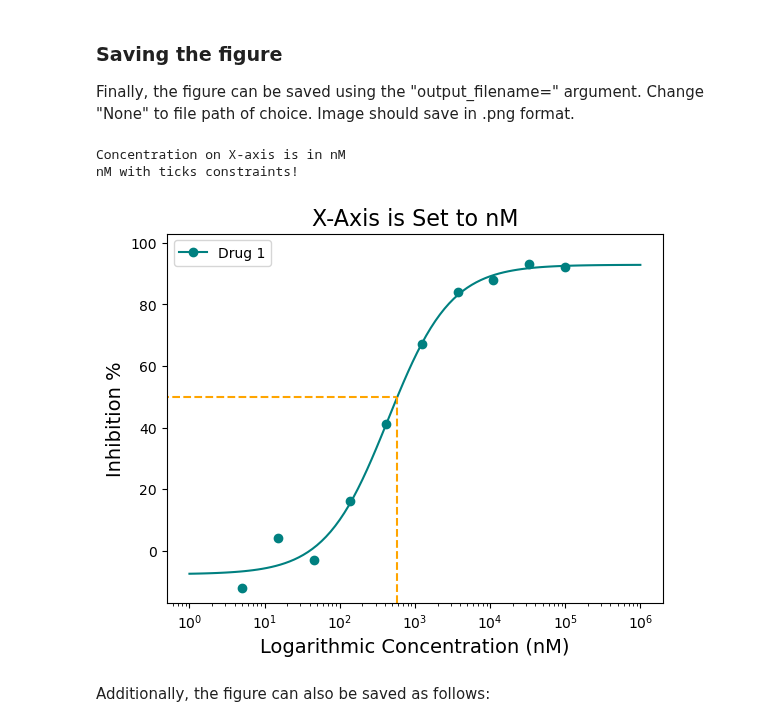
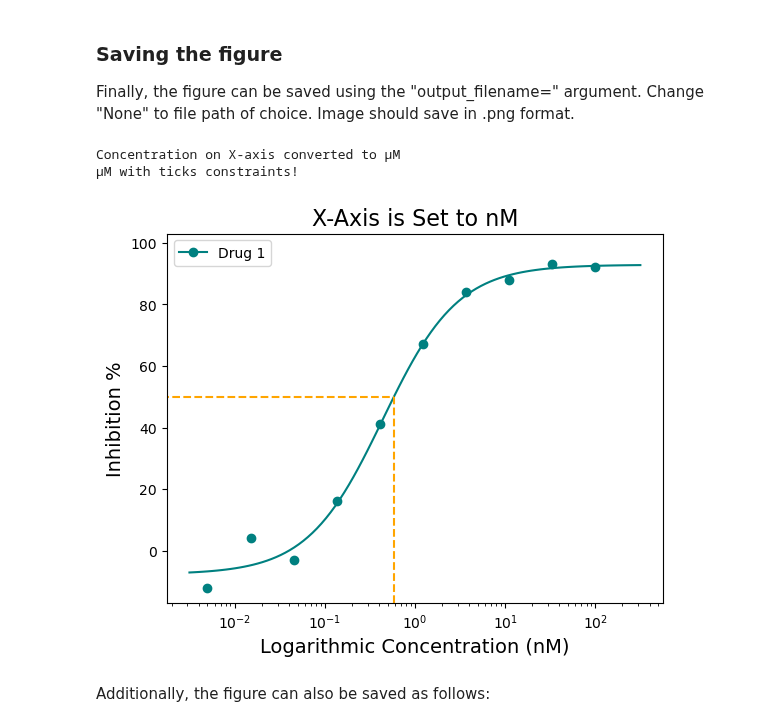
Before and after one commit to tlint101/py50, a Jupyter notebook: tutorials/001_single_plot.ipynb, the cells around one changed output. Saved outputs shown, nothing was run; the diff lists cells and outputs as text; code cells hidden in the pictures.

```diff
--- a/tutorials/001_single_plot.ipynb
+++ b/tutorials/001_single_plot.ipynb
@@ -186,22 +186,22 @@ Finally, the figure can be saved using the "output_filename=" argument. Change "
 # %%
 figure = plot_data.single_curve_plot(concentration_col='Compound Conc',
                                      response_col='% Inhibition Avg',
                                      plot_title='X-Axis is Set to nM',
                                      drug_name='Drug 1',
                                      xlabel='Logarithmic Concentration (nM)',
                                      ylabel='Inhibition %',
                                      line_color='#008080',
                                      box=True,
                                      box_color='orange',
                                      legend=True,
                                      xscale='log',
-                                     xscale_unit='nM',
-                                     xscale_ticks=(0, 6),
+                                     xscale_unit='µM',
+                                     xscale_ticks=(-2.5, 2.5),
                                      output_filename=None)
 # %% [output]
-Concentration on X-axis is in nM
-nM with ticks constraints!
+Concentration on X-axis converted to µM
+µM with ticks constraints!
-[figure, old version]
+[figure, new version]
 # %% [markdown]
 Additionally, the figure can also be saved as follows:
 # %%
```
Also changed, not shown: parts of 4 cells of this notebook.
